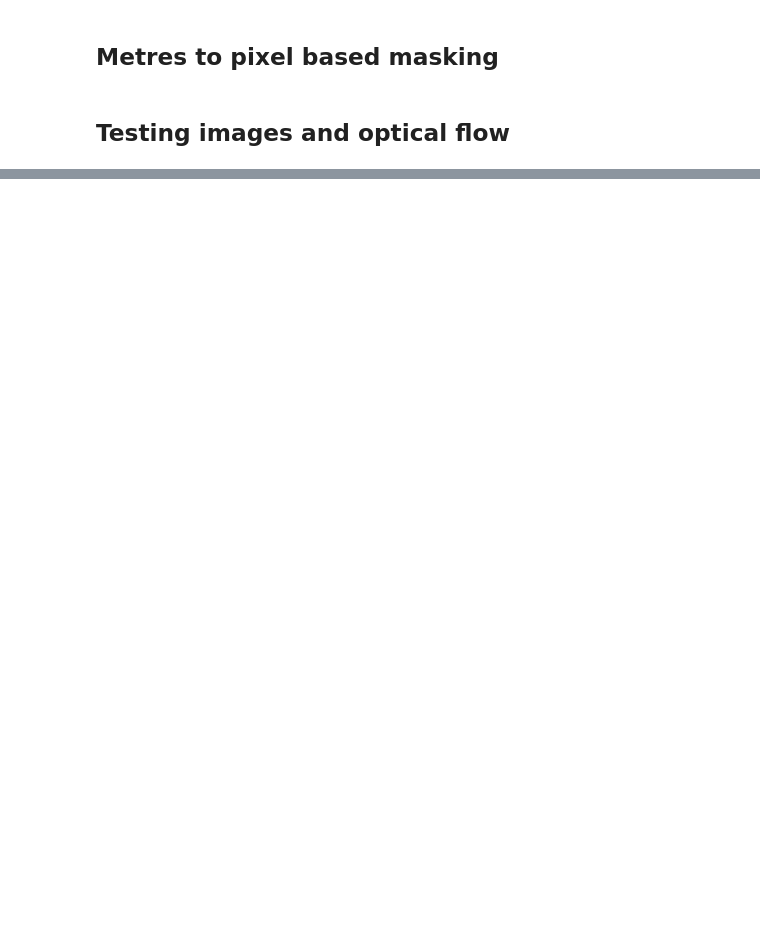
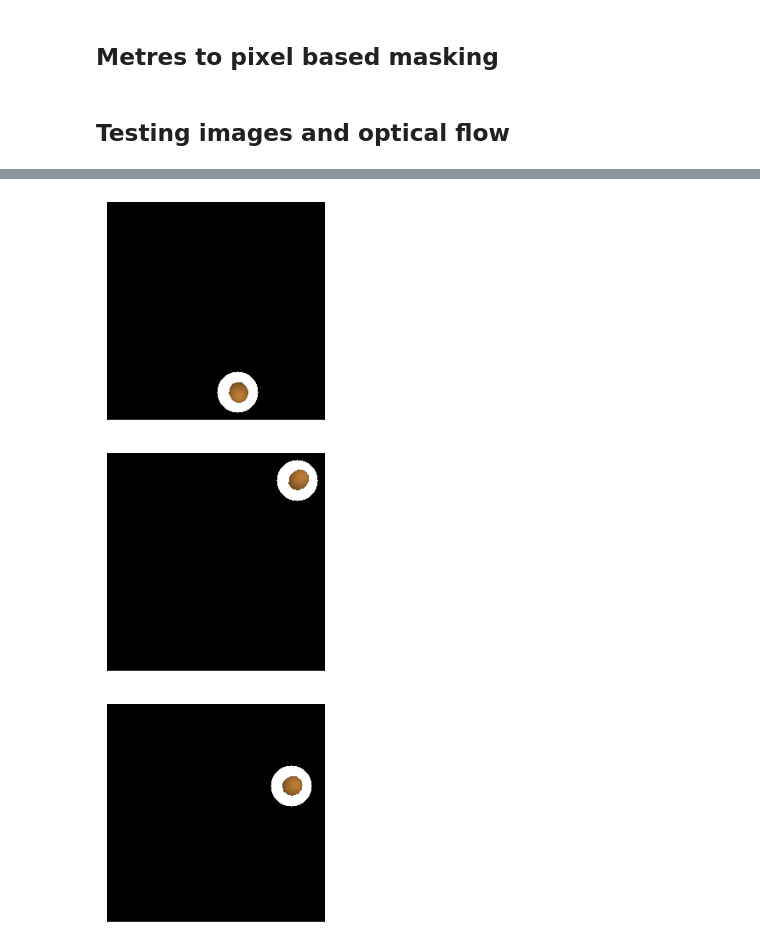
Before and after one commit to J0HNN7G/vda, a Jupyter notebook: testing_funcs.ipynb, the cells around one changed output, grey strips where cells are left out. Drawn from its saved outputs; the diff is of its cells as text; code cells hidden in the pictures; blank space fills up the shorter version.

```diff
--- a/testing_funcs.ipynb
+++ b/testing_funcs.ipynb
@@ -1,33 +1,34 @@
 # %% [markdown]
 ## Loading datasets
 # %%
+import os
+
 import torch
+import torch.nn.functional as F
 import numpy as np
 
-from utils.dataset import MultiDataset
+from utils.dataset import TrainMultiDataset
 from utils.mask import tensor_arr_dist_circle_mask, tensor_img_dist_circle_mask
 from utils.optical_flow.spynet import spynet_optical_flow
 from utils.optical_flow.farneback import farneback_optical_flow
 from utils.img_optic_vis import show_imgs, show_farneback_optical_flows, save_spynet_optical_flows
 
 # Dataset and Loader
-dataset_test = MultiDataset(
-    ['data/same_vis_same_phys/train/sample_0/',
-     'data/same_vis_same_phys/train/sample_1/',
-     'data/same_vis_same_phys/train/sample_2/',
-     'data/same_vis_same_phys/train/sample_3/'],
+dataset_test = TrainMultiDataset(
+    [os.path.join('data/same_vis_same_phys/train/', fp) for fp in os.listdir('data/same_vis_same_phys/train/')],
     img_size=(256, 256),
     buffer_size=3,
-    random_order=True
+    random_order=True)
 
 loader_train = torch.utils.data.DataLoader(
     dataset_test,
     batch_size=4,  # we have modified data_parallel
     shuffle=False,  # we do not use this param
     drop_last=True,
+    num_workers=2,
     pin_memory=True)
 
 # create loader iterator
-iterator_train = iter(loader_train)f
+iterator_train = iter(loader_train)
 # %%
 output = iterator_train.next()
@@ -51,6 +60,10 @@ for i in range(len(output['img_data'][0])):
 # %%
-for cx,cy,cr in output['state_label'][0][0][:, [0,1,-1]].detach().numpy():
+for cx,cy,cr in output['state_label'][0][0][:, [0,1,-2]].detach().numpy():
     show_imgs([tensor_img_dist_circle_mask(output['img_data'][0][0], cx, cy, cr + 0.05)])
+# %% [output]
+[figure, added]
+[figure, added]
+[figure, added]
 # %%
 opt_flow_masks = []
 cxs = []
```
Also changed, not shown: parts of 7 cells of this notebook, 12 other files.
